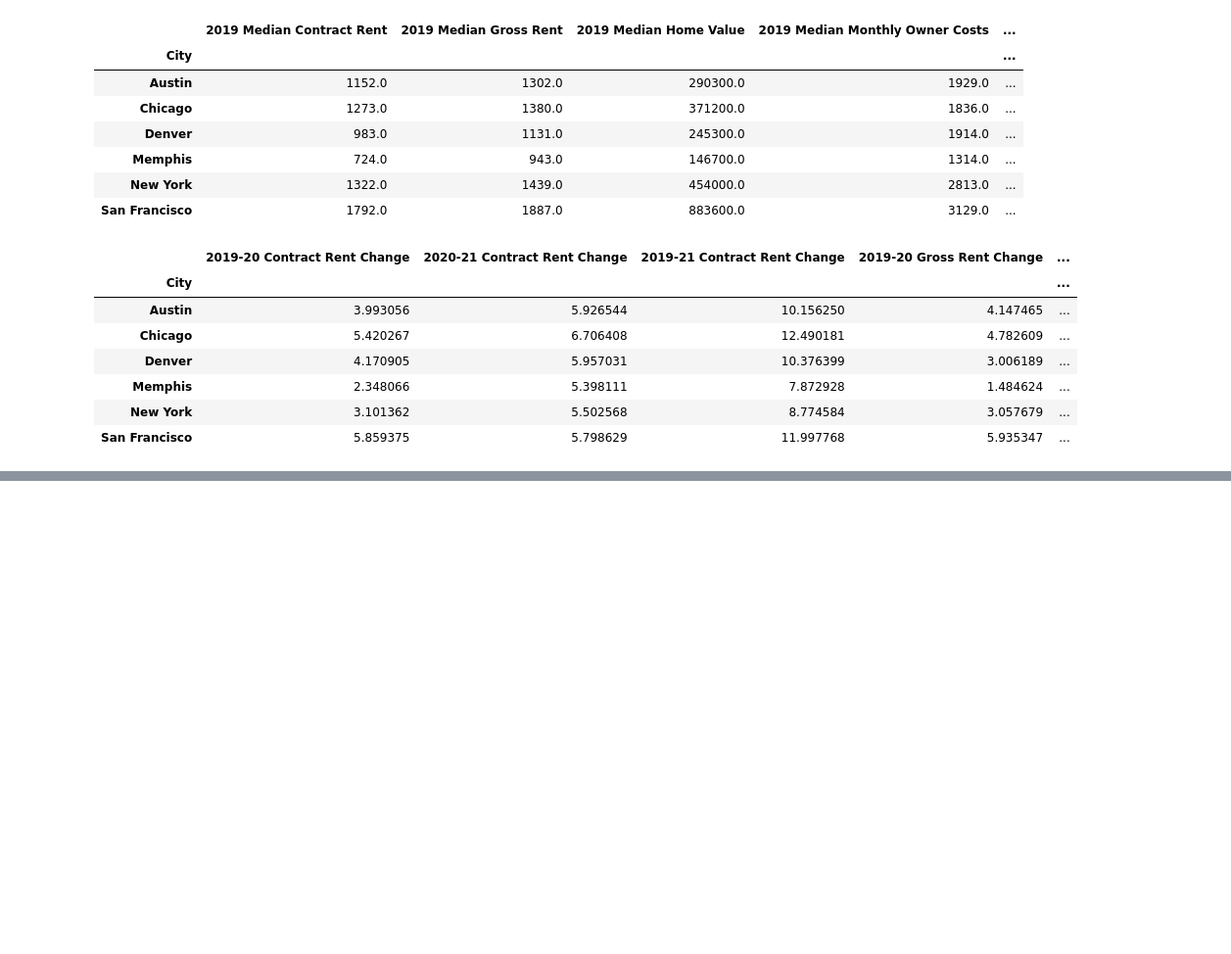
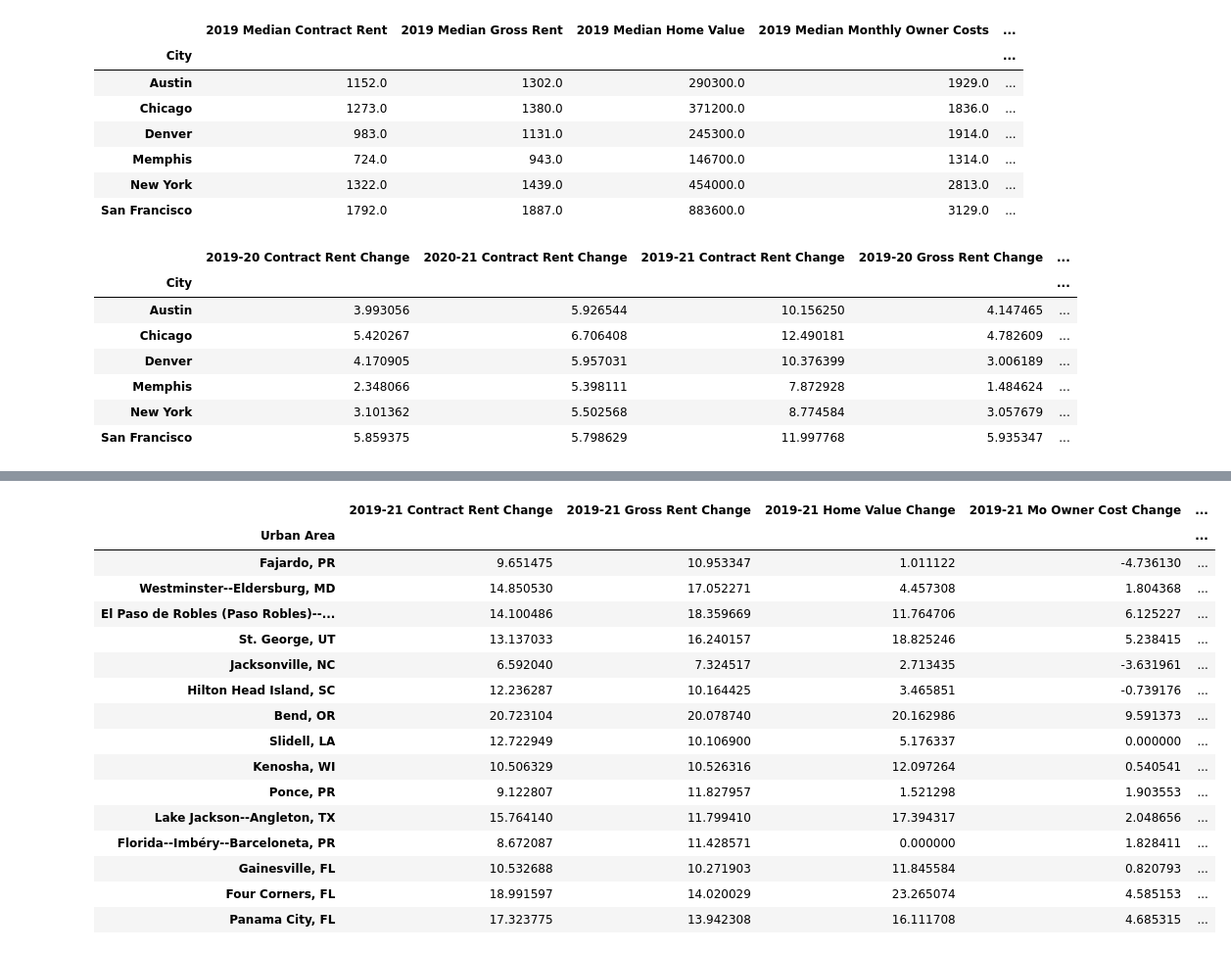
Before and after one commit to vt-bekah/Project1, a Jupyter notebook: Rent_Pricing.ipynb, the cells around one changed output, grey strips where cells are left out. Shown at 98% size. Drawn from its saved outputs; the diff is of its cells as text; code cells hidden in the pictures; blank space fills up the shorter version.

```diff
--- a/Rent_Pricing.ipynb
+++ b/Rent_Pricing.ipynb
@@ -240,0 +274,4 @@ census_data_20
+# %%
+# Merge 2019_2020 and 2021 data
+all_19_20_21 = pd.merge(all_2019_2020, census_all_21, on="City ID", how="outer")
+all_19_20_21.head()
@@ -240,0 +285,19 @@ census_data_20
+# %%
+# Pull in the City ID to Urban name csv into a dataframe
+city_id = pd.read_csv("resources/Census_Urban_Areas.csv")
+city_id_df = pd.DataFrame(city_id)
+# %%
+# Merge City IDs with Names to data pull and remove any unknowns
+# City ID is an object in the all_19_20_21 so need to convert to int64 before merging
+all_19_20_21["City ID"] = all_19_20_21["City ID"].astype(int)
+allcity_19_20_21 = pd.merge(all_19_20_21, city_id_df, on="City ID", how="inner" )
+
+# Remove City ID and set index to city name
+allcity_19_20_21 = allcity_19_20_21.drop("City ID", axis=1)
+allcity_19_20_21 = allcity_19_20_21.set_index("Urban Area")
+
+# Save to csv to have data without re-making API calls if necessary in future sessions
+all_rent_file = Path("resources/rent_mortgage_all.csv")
+allcity_19_20_21.to_csv(all_rent_file)
+
+allcity_19_20_21.head()
@@ -240,0 +312,18 @@ census_data_20
+# %%
+# Calculate 3 year changes and create new dataframe
+
+conrent_19_21_chng = 100*(allcity_19_20_21["2021 Median Contract Rent"]-allcity_19_20_21["2019 Median Contract Rent"])/allcity_19_20_21["2019 Median Contract Rent"]
+grsrent_19_21_chng = 100*(allcity_19_20_21["2021 Median Gross Rent"]-allcity_19_20_21["2019 Median Gross Rent"])/allcity_19_20_21["2019 Median Gross Rent"]
+homeval_19_21_chng = 100*(allcity_19_20_21["2021 Median Home Value"]-allcity_19_20_21["2019 Median Home Value"])/allcity_19_20_21["2019 Median Home Value"]
+moncost_19_21_chng = 100*(allcity_19_20_21["2021 Median Monthly Owner Costs"]-allcity_19_20_21["2019 Median Monthly Owner Costs"])/allcity_19_20_21["2019 Median Monthly Owner Costs"]
+grsrentchng_moncostchng = grsrent_19_21_chng - moncost_19_21_chng
+
+change_df_all = pd.DataFrame({"2019-21 Contract Rent Change":conrent_19_21_chng, "2019-21 Gross Rent Change":grsrent_19_21_chng,
+                          "2019-21 Home Value Change":homeval_19_21_chng, "2019-21 Mo Owner Cost Change":moncost_19_21_chng,
+                          "Gross Rent Change - Mo Ownwer Cost Change":grsrentchng_moncostchng})
+
+# Save to csv to have data without re-making API calls if necessary
+chng_file = Path("resources/rent_mortgage_perc_chng_all.csv")
+change_df_all.to_csv(chng_file)
+
+change_df_all
@@ -240,0 +345,22 @@ census_data_20
+# %%
+# Find top cities for rental cost outpacing mortgage costs
+change_df_all = change_df_all.sort_values("Gross Rent Change - Mo Ownwer Cost Change", ascending=False)
+change_df_all.head(15)
+# %% [output]
+|  | 2019-21 Contract Rent Change | 2019-21 Gross Rent Change | 2019-21 Home Value Change | 2019-21 Mo Owner Cost Change | ... |
+| Urban Area |  |  |  |  | ... |
+| Fajardo, PR | 9.651475 | 10.953347 | 1.011122 | -4.736130 | ... |
+| Westminster--Eldersburg, MD | 14.850530 | 17.052271 | 4.457308 | 1.804368 | ... |
+| El Paso de Robles (Paso Robles)--... | 14.100486 | 18.359669 | 11.764706 | 6.125227 | ... |
+| St. George, UT | 13.137033 | 16.240157 | 18.825246 | 5.238415 | ... |
+| Jacksonville, NC | 6.592040 | 7.324517 | 2.713435 | -3.631961 | ... |
+| Hilton Head Island, SC | 12.236287 | 10.164425 | 3.465851 | -0.739176 | ... |
+| Bend, OR | 20.723104 | 20.078740 | 20.162986 | 9.591373 | ... |
+| Slidell, LA | 12.722949 | 10.106900 | 5.176337 | 0.000000 | ... |
+| Kenosha, WI | 10.506329 | 10.526316 | 12.097264 | 0.540541 | ... |
+| Ponce, PR | 9.122807 | 11.827957 | 1.521298 | 1.903553 | ... |
+| Lake Jackson--Angleton, TX | 15.764140 | 11.799410 | 17.394317 | 2.048656 | ... |
+| Florida--Imbéry--Barceloneta, PR | 8.672087 | 11.428571 | 0.000000 | 1.828411 | ... |
+| Gainesville, FL | 10.532688 | 10.271903 | 11.845584 | 0.820793 | ... |
+| Four Corners, FL | 18.991597 | 14.020029 | 23.265074 | 4.585153 | ... |
+| Panama City, FL | 17.323775 | 13.942308 | 16.111708 | 4.685315 | ... |
```
Also changed, not shown: parts of 23 cells of this notebook, 5 other files.
